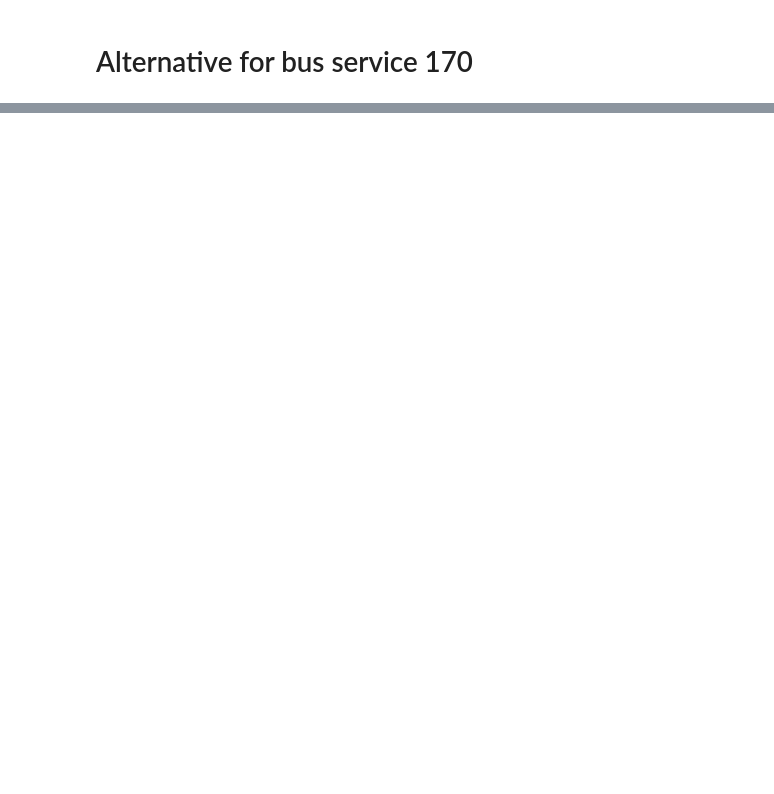
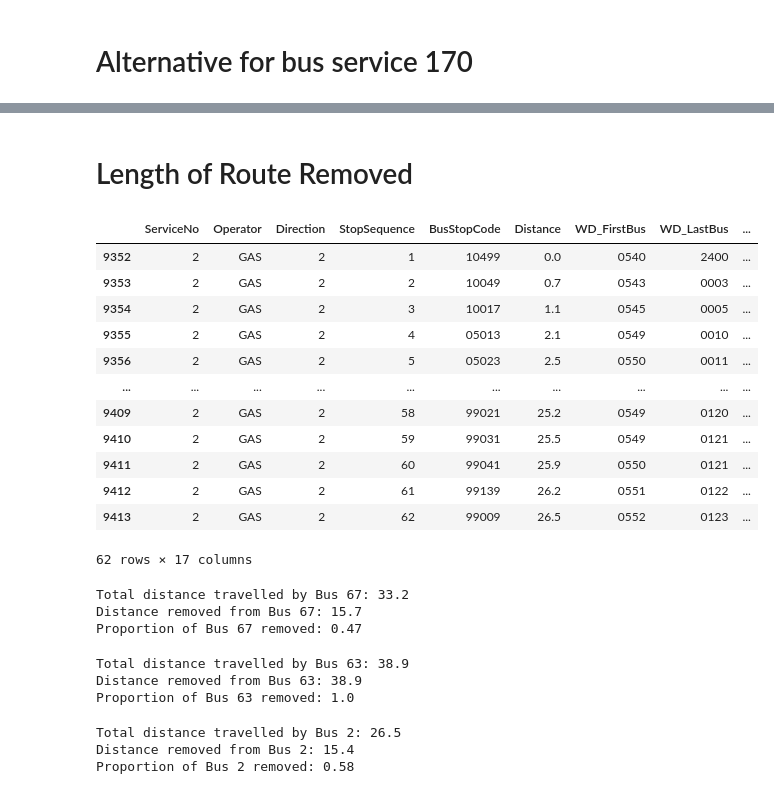
Before and after one commit to Yutingggggggg/dsa4264_geospatial, a Jupyter notebook: workingfiles/visualisation.ipynb, the cells around one changed output, grey strips where cells are left out. Drawn from its saved outputs; the diff is of its cells as text; code cells hidden in the pictures; blank space fills up the shorter version.

Commit message:
Find length of routes to remove

```diff
--- a/workingfiles/visualisation.ipynb
+++ b/workingfiles/visualisation.ipynb
@@ -2009,0 +2101,69 @@ overlap_map
+# %% [markdown]
+# Length of Route Removed
+# %%
+bus_routes_gdf[(bus_routes_gdf["ServiceNo"] == "2") & (bus_routes_gdf["Direction"]==2)]
+# %% [output]
+|  | ServiceNo | Operator | Direction | StopSequence | BusStopCode | Distance | WD_FirstBus | WD_LastBus | ... |
+| 9352 | 2 | GAS | 2 | 1 | 10499 | 0.0 | 0540 | 2400 | ... |
+| 9353 | 2 | GAS | 2 | 2 | 10049 | 0.7 | 0543 | 0003 | ... |
+| 9354 | 2 | GAS | 2 | 3 | 10017 | 1.1 | 0545 | 0005 | ... |
+| 9355 | 2 | GAS | 2 | 4 | 05013 | 2.1 | 0549 | 0010 | ... |
+| 9356 | 2 | GAS | 2 | 5 | 05023 | 2.5 | 0550 | 0011 | ... |
+| ... | ... | ... | ... | ... | ... | ... | ... | ... | ... |
+| 9409 | 2 | GAS | 2 | 58 | 99021 | 25.2 | 0549 | 0120 | ... |
+| 9410 | 2 | GAS | 2 | 59 | 99031 | 25.5 | 0549 | 0121 | ... |
+| 9411 | 2 | GAS | 2 | 60 | 99041 | 25.9 | 0550 | 0121 | ... |
+| 9412 | 2 | GAS | 2 | 61 | 99139 | 26.2 | 0551 | 0122 | ... |
+| 9413 | 2 | GAS | 2 | 62 | 99009 | 26.5 | 0552 | 0123 | ... |
+62 rows × 17 columns
+# %%
+# Bus 67
+
+# Remove from Newton Stn Exit C (40041) to Choa Chu Kang Int (44009)
+
+total_dist_67 = max(bus_routes_gdf[(bus_routes_gdf["ServiceNo"] == "67") & (bus_routes_gdf["Direction"]==2)]["Distance"])
+print("Total distance travelled by Bus 67: " + str(total_dist_67))
+
+dist_removed_67 = bus_routes_gdf[(bus_routes_gdf["ServiceNo"] == "67") & (bus_routes_gdf["Direction"]==2) & (bus_routes_gdf["BusStopCode"]=="44009")]["Distance"].iloc[0] - bus_routes_gdf[(bus_routes_gdf["ServiceNo"] == "67") & (bus_routes_gdf["Direction"]==2) & (bus_routes_gdf["BusStopCode"]=="40041")]["Distance"].iloc[0]
+print("Distance removed from Bus 67: " + str(round(dist_removed_67, 2)))
+
+proportion_removed_67 = dist_removed_67/total_dist_67
+print("Proportion of Bus 67 removed: " + str(round(proportion_removed_67, 2)))
+# %% [output]
+Total distance travelled by Bus 67: 33.2
+Distance removed from Bus 67: 15.7
+Proportion of Bus 67 removed: 0.47
+# %%
+# Bus 63
+
+# Remove entire loop from Eunos Int to Tiong Bahru back to Eunos Int
+
+total_dist_63 = max(bus_routes_gdf[(bus_routes_gdf["ServiceNo"] == "63") & (bus_routes_gdf["Direction"]==1)]["Distance"])
+print("Total distance travelled by Bus 63: " + str(total_dist_63))
+
+dist_removed_63 = total_dist_63
+print("Distance removed from Bus 63: " + str(round(dist_removed_63, 2)))
+
+proportion_removed_63 = dist_removed_63/total_dist_63
+print("Proportion of Bus 63 removed: " + str(round(proportion_removed_63, 2)))
+# %% [output]
+Total distance travelled by Bus 63: 38.9
+Distance removed from Bus 63: 38.9
+Proportion of Bus 63 removed: 1.0
+# %%
+# Bus 2
+
+# Remove from Kampong Bahru Ter (10499) to Tanah Merah Stn Exit B (85091)
+
+total_dist_2 = max(bus_routes_gdf[(bus_routes_gdf["ServiceNo"] == "2") & (bus_routes_gdf["Direction"]==2)]["Distance"])
+print("Total distance travelled by Bus 2: " + str(total_dist_2))
+
+dist_removed_2 = bus_routes_gdf[(bus_routes_gdf["ServiceNo"] == "2") & (bus_routes_gdf["Direction"]==2) & (bus_routes_gdf["BusStopCode"]=="85091")]["Distance"].iloc[0] - bus_routes_gdf[(bus_routes_gdf["ServiceNo"] == "2") & (bus_routes_gdf["Direction"]==2) & (bus_routes_gdf["BusStopCode"]=="10499")]["Distance"].iloc[0]
+print("Distance removed from Bus 2: " + str(round(dist_removed_2, 2)))
+
+proportion_removed_2 = dist_removed_2/total_dist_2
+print("Proportion of Bus 2 removed: " + str(round(proportion_removed_2, 2)))
+# %% [output]
+Total distance travelled by Bus 2: 26.5
+Distance removed from Bus 2: 15.4
+Proportion of Bus 2 removed: 0.58
```
Also changed, not shown: parts of 19 cells of this notebook.
